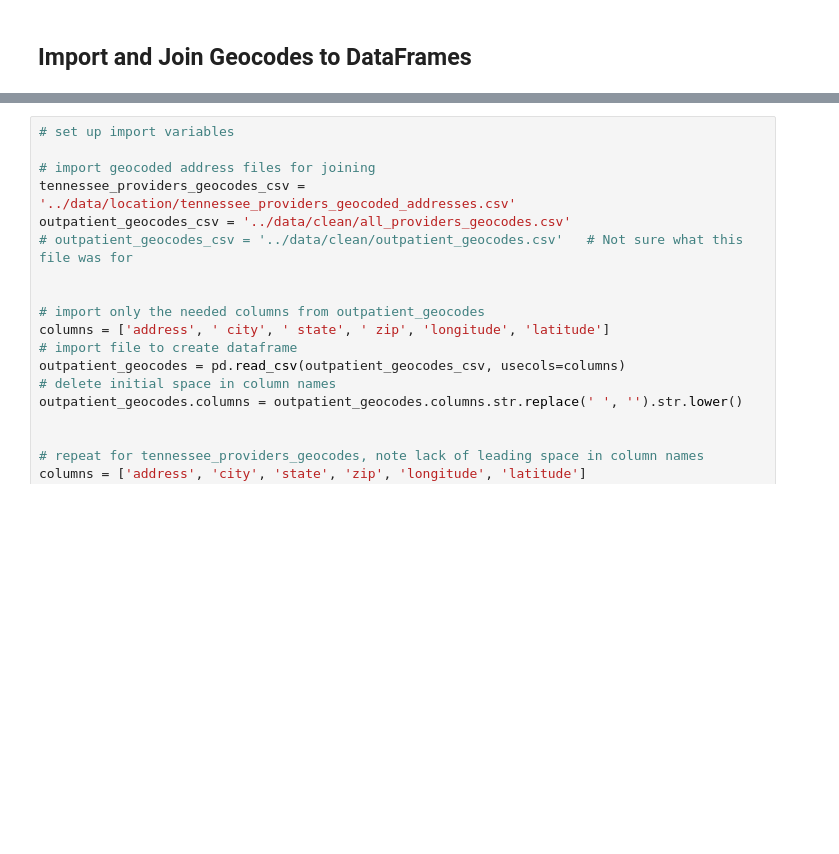
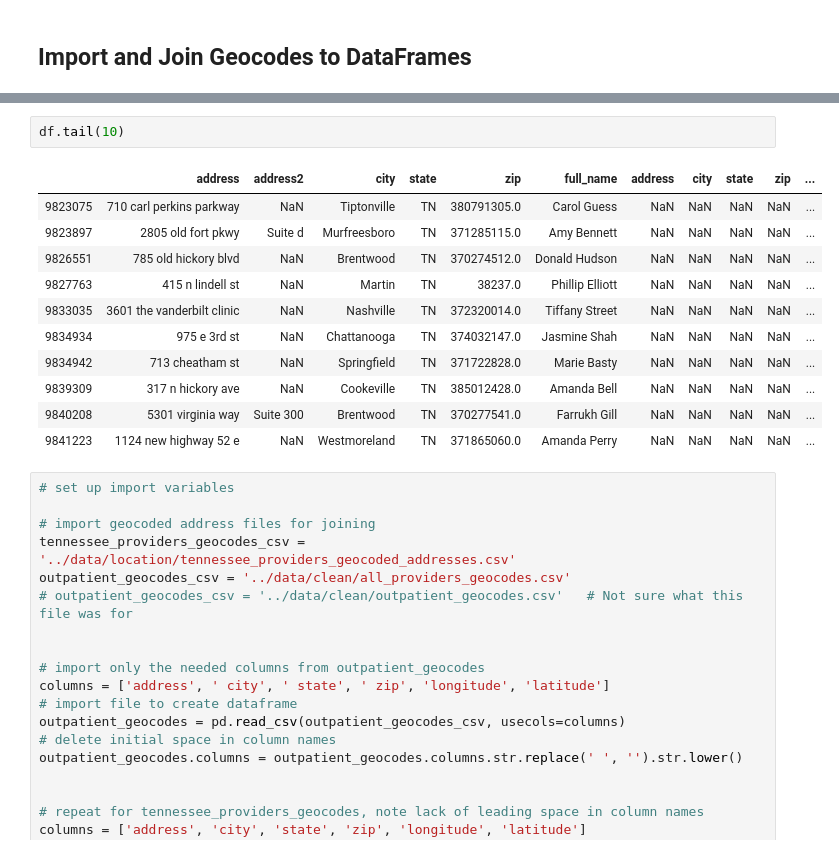
Before and after one commit to landrybutler/da2capstone, a Jupyter notebook: notebooks/01-setup_provider_dataframes.ipynb, the cells around one changed output, grey strips where cells are left out. Cells and saved outputs as stored; diff of their text form; blank space fills up the shorter version.

```diff
--- a/notebooks/01-setup_provider_dataframes.ipynb
+++ b/notebooks/01-setup_provider_dataframes.ipynb
@@ -560,3 +593,17 @@ all_providers.head()
+# %%
+df.tail(10)
+# %% [output]
+|  | address | address2 | city | state | zip | full_name | address | city | state | zip | ... |
+| 9823075 | 710 carl perkins parkway | NaN | Tiptonville | TN | 380791305.0 | Carol Guess | NaN | NaN | NaN | NaN | ... |
+| 9823897 | 2805 old fort pkwy | Suite d | Murfreesboro | TN | 371285115.0 | Amy Bennett | NaN | NaN | NaN | NaN | ... |
+| 9826551 | 785 old hickory blvd | NaN | Brentwood | TN | 370274512.0 | Donald Hudson | NaN | NaN | NaN | NaN | ... |
+| 9827763 | 415 n lindell st | NaN | Martin | TN | 38237.0 | Phillip Elliott | NaN | NaN | NaN | NaN | ... |
+| 9833035 | 3601 the vanderbilt clinic | NaN | Nashville | TN | 372320014.0 | Tiffany Street | NaN | NaN | NaN | NaN | ... |
+| 9834934 | 975 e 3rd st | NaN | Chattanooga | TN | 374032147.0 | Jasmine Shah | NaN | NaN | NaN | NaN | ... |
+| 9834942 | 713 cheatham st | NaN | Springfield | TN | 371722828.0 | Marie Basty | NaN | NaN | NaN | NaN | ... |
+| 9839309 | 317 n hickory ave | NaN | Cookeville | TN | 385012428.0 | Amanda Bell | NaN | NaN | NaN | NaN | ... |
+| 9840208 | 5301 virginia way | Suite 300 | Brentwood | TN | 370277541.0 | Farrukh Gill | NaN | NaN | NaN | NaN | ... |
+| 9841223 | 1124 new highway 52 e | NaN | Westmoreland | TN | 371865060.0 | Amanda Perry | NaN | NaN | NaN | NaN | ... |
 # %%
 # set up import variables
 
```
Also changed, not shown: parts of 7 cells of this notebook, 1 other file.
